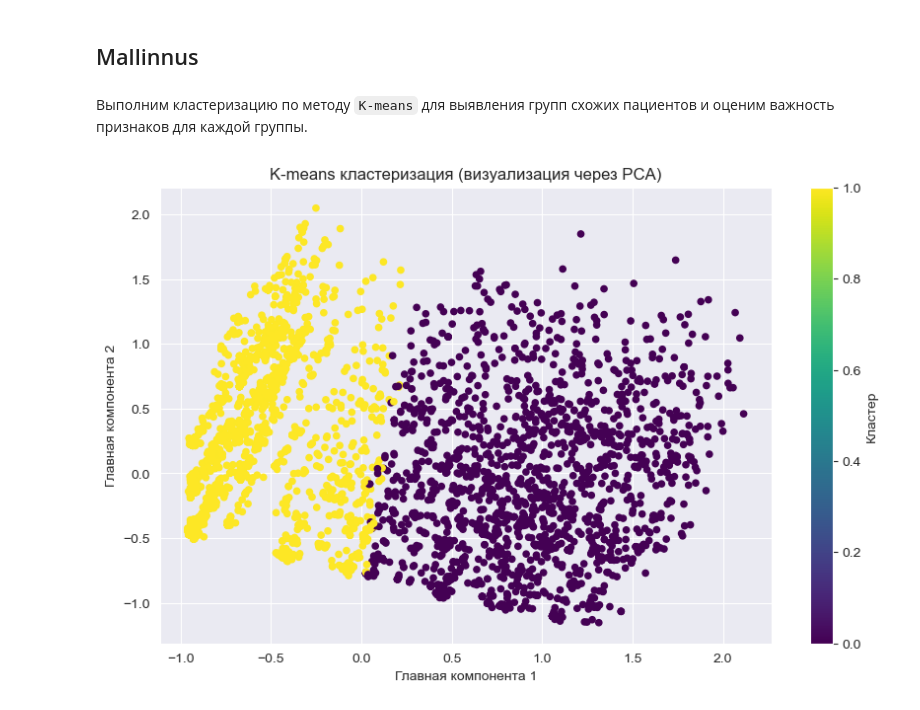
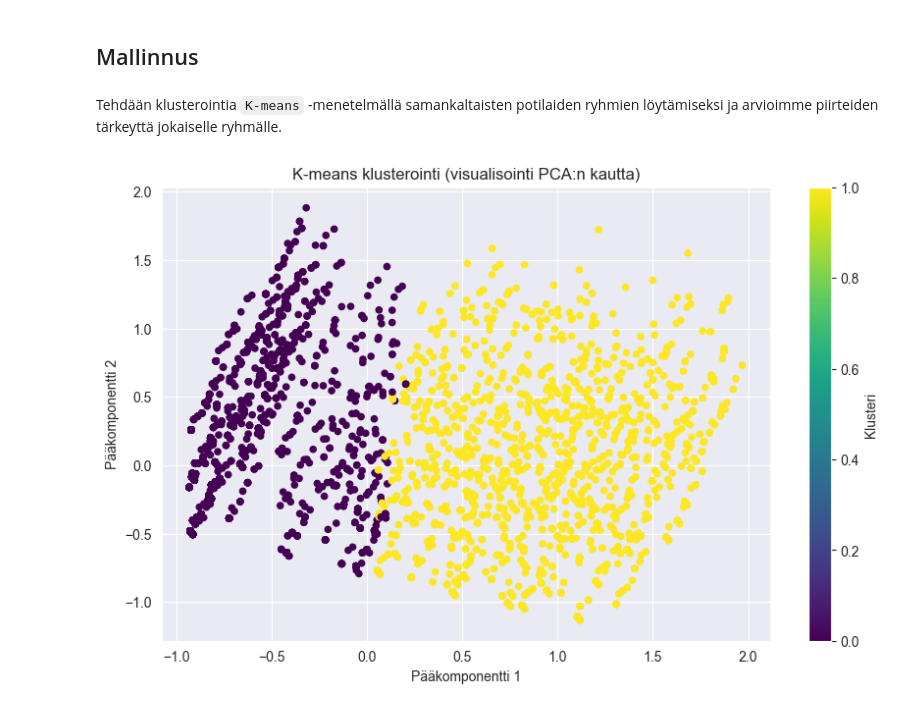
Before and after one commit to VladimirPiniazhin/Koneoppiminen, a Jupyter notebook: Harjoitustehtava.ipynb, the cells around one changed output. Saved outputs shown, nothing was run; the diff lists cells and outputs as text; code cells hidden in the pictures.

```diff
--- a/Harjoitustehtava.ipynb
+++ b/Harjoitustehtava.ipynb
@@ -67,19 +66,19 @@ df
 # %%
 from sklearn.feature_selection import VarianceThreshold
 
-# Устанавливаем порог для минимальной вариативности 0.01
-selector = VarianceThreshold(threshold=0.01)
+# Asetetaan minimivarianssin kynnys 0.08
+selector = VarianceThreshold(threshold=0.08)
 
-# Применяем селектор к данным
+# Sovelletaan valitsijaa (selector) tietoihin
 df_reduced = selector.fit_transform(df)
 
-# Получаем маску выбранных признаков
+# Saadaan valittujen piirteiden maski
 mask = selector.get_support()
 
-# Фильтруем исходные названия столбцов на основе маски
+# Suodataan alkuperäiset sarakeotsikot maskin perusteella
 selected_columns = df.columns[mask]
 
-# Создаем новый DataFrame с отобранными признаками и сохраняем их названия
+# Luodaan uusi DataFrame valituilla piirteillä ja tallennetaan niiden nimet
 df = pd.DataFrame(df_reduced, columns=selected_columns)
 
 df
@@ -100,28 +99,31 @@ df
 # %% [markdown]
 ## Mallinnus
-# %% [markdown]
-Выполним кластеризацию по методу `K-means` для выявления групп схожих пациентов и оценим важность признаков для каждой группы.
+# %% [markdown]
+Tehdään klusterointia `K-means` -menetelmällä samankaltaisten potilaiden ryhmien löytämiseksi ja arvioimme piirteiden tärkeyttä jokaiselle ryhmälle.
 # %%
-# Применяем PCA для уменьшения размерности до 2D для визуализации
-pca = PCA(n_components=2)
-pca_data = pca.fit_transform(df)
-
-# K-means кластеризация
+# K-means klusterointi
+data = df.copy()
 n_clusters = 2
 kmeans = KMeans(n_clusters=n_clusters, init='k-means++', random_state=42, n_init=10)
-clusters = kmeans.fit_predict(df)
+clusters = kmeans.fit_predict(data)
 
-# Визуализация
+
+# Sovelletaan PCA:ta (Pääkomponenttianalyysiä) ulottuvuuden vähentämiseksi 2D-tilaan visualisointia varten
+pca = PCA(n_components=2)
+pca_data = pca.fit_transform(data)
+
+
+# Visualisointi
 plt.figure(figsize=(10, 6))
 scatter = plt.scatter(pca_data[:, 0], pca_data[:, 1], c=clusters, cmap='viridis', s=20)
-plt.colorbar(scatter, label='Кластер')
-plt.title('K-means кластеризация (визуализация через PCA)')
-plt.xlabel('Главная компонента 1')
-plt.ylabel('Главная компонента 2')
+plt.colorbar(scatter, label='Klusteri')
+plt.title('K-means klusterointi (visualisointi PCA:n kautta)')
+plt.xlabel('Pääkomponentti 1')
+plt.ylabel('Pääkomponentti 2')
 plt.grid(True)
 plt.show()
 
-# Добавляем метки кластеров в исходный DataFrame
-df['Cluster'] = kmeans.labels_
+# Lisätään klusterimerkit alkuperäiseen DataFrameen
+data['Cluster'] = kmeans.labels_
 # %% [output]
-[figure, old version]
+[figure, new version]
```
Also changed, not shown: parts of 28 cells of this notebook.
